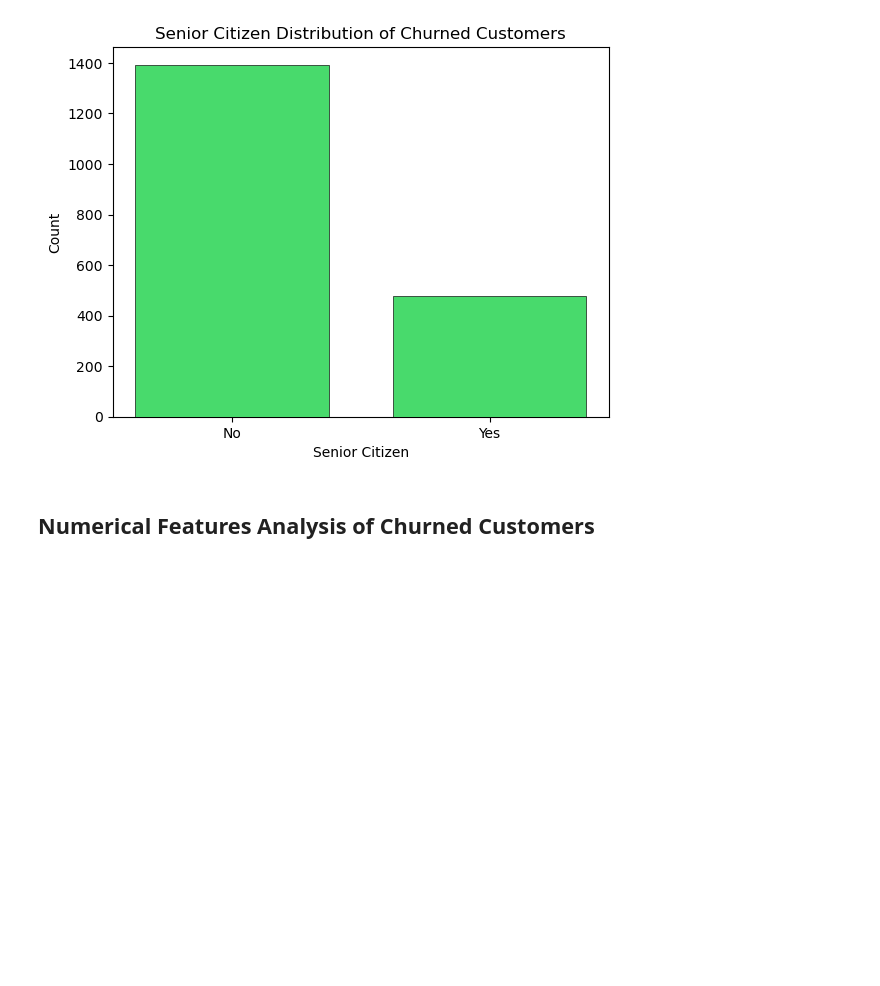
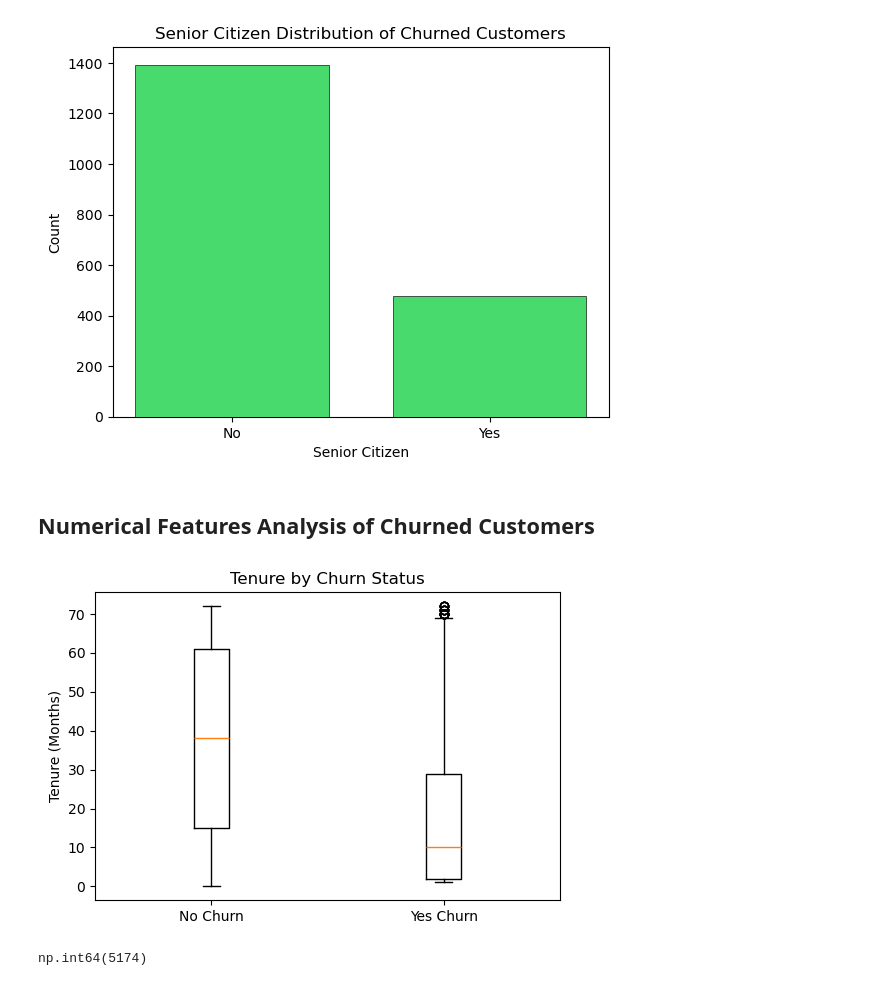
Before and after one commit to RealHaroon/Exploratory-Data-Analysis-EDA-Projects, a Jupyter notebook: Customer-Churn-Analysis/Telco-Churn-EDA.ipynb, the cells around one changed output. Cells and saved outputs as stored; diff of their text form; code cells hidden in the pictures; blank space fills up the shorter version.

```diff
--- a/Customer-Churn-Analysis/Telco-Churn-EDA.ipynb
+++ b/Customer-Churn-Analysis/Telco-Churn-EDA.ipynb
@@ -519,3 +519,17 @@ plt.show()
 [figure]
 # %% [markdown]
 ## **Numerical Features Analysis of Churned Customers**
+# %%
+churn_no = df[df['Churn'] == 'No']['Tenure']
+churn_yes = df[df['Churn'] == 'Yes']['Tenure']
+plt.figure(figsize=(6, 4))
+plt.boxplot([churn_no, churn_yes], tick_labels=['No Churn', 'Yes Churn'])
+plt.title('Tenure by Churn Status')
+plt.ylabel('Tenure (Months)')
+plt.show()
+# %% [output]
+[figure, added]
+# %%
+churn_no.count()
+# %% [output]
+np.int64(5174)
```
Also changed, not shown: parts of 8 cells of this notebook.
